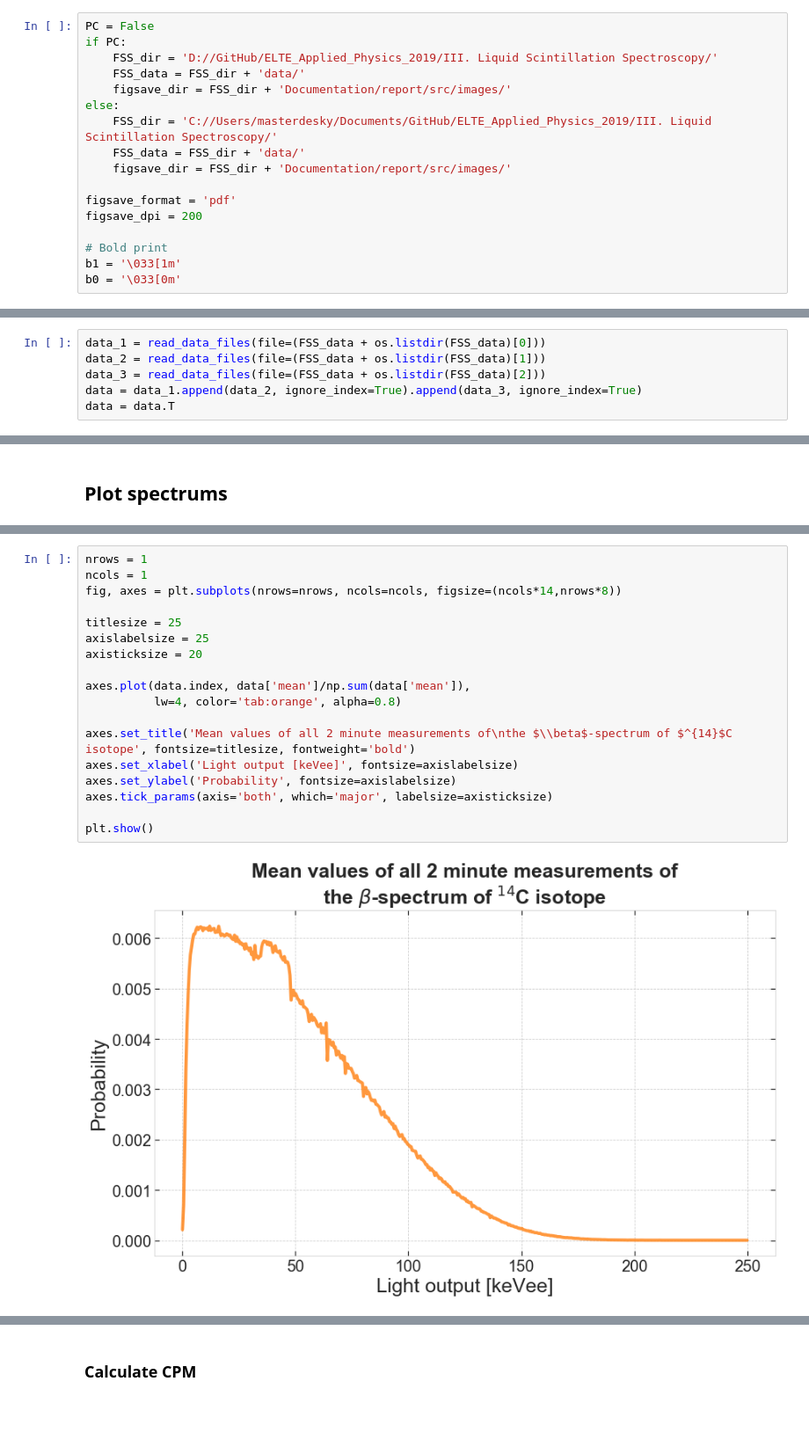
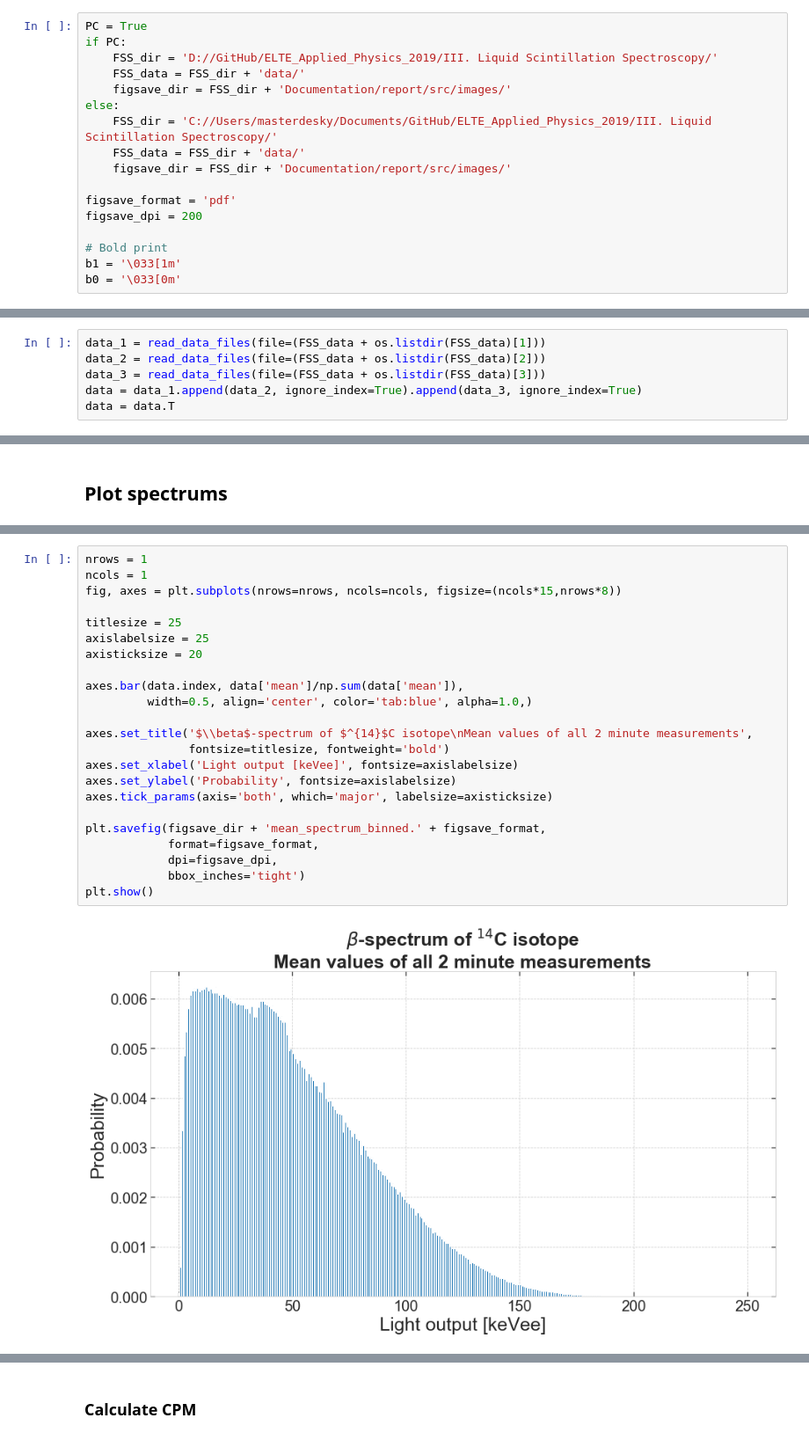
Before and after one commit to masterdesky/ELTE-applied-physics-2019, a Jupyter notebook: III. Liquid scintillation spectroscopy/notebooks/FSS.ipynb, the cells around one changed output, grey strips where cells are left out. Shown at 88% size. Drawn from its saved outputs; the diff is of its cells as text; blank space fills up the shorter version.

```diff
--- a/III. Liquid scintillation spectroscopy/notebooks/FSS.ipynb
+++ b/III. Liquid scintillation spectroscopy/notebooks/FSS.ipynb
@@ -60,7 +60,7 @@ sns.set_style({'axes.axisbelow': True,
                'ytick.left': True,
                'ytick.right': True})
 # %%
-PC = False
+PC = True
 if PC:
     FSS_dir = 'D://GitHub/ELTE_Applied_Physics_2019/III. Liquid Scintillation Spectroscopy/'
     FSS_data = FSS_dir + 'data/'
@@ -111,9 +116,9 @@ def read_data_files(file):
 
     return df
 # %%
-data_1 = read_data_files(file=(FSS_data + os.listdir(FSS_data)[0]))
-data_2 = read_data_files(file=(FSS_data + os.listdir(FSS_data)[1]))
-data_3 = read_data_files(file=(FSS_data + os.listdir(FSS_data)[2]))
+data_1 = read_data_files(file=(FSS_data + os.listdir(FSS_data)[1]))
+data_2 = read_data_files(file=(FSS_data + os.listdir(FSS_data)[2]))
+data_3 = read_data_files(file=(FSS_data + os.listdir(FSS_data)[3]))
 data = data_1.append(data_2, ignore_index=True).append(data_3, ignore_index=True)
 data = data.T
 # %%
@@ -201,20 +257,25 @@ plt.show()
 # %%
 nrows = 1
 ncols = 1
-fig, axes = plt.subplots(nrows=nrows, ncols=ncols, figsize=(ncols*14,nrows*8))
+fig, axes = plt.subplots(nrows=nrows, ncols=ncols, figsize=(ncols*15,nrows*8))
 
 titlesize = 25
 axislabelsize = 25
 axisticksize = 20
 
-axes.plot(data.index, data['mean']/np.sum(data['mean']),
-          lw=4, color='tab:orange', alpha=0.8)
+axes.bar(data.index, data['mean']/np.sum(data['mean']),
+         width=0.5, align='center', color='tab:blue', alpha=1.0,)
 
-axes.set_title('Mean values of all 2 minute measurements of\nthe $\\beta$-spectrum of $^{14}$C isotope', fontsize=titlesize, fontweight='bold')
+axes.set_title('$\\beta$-spectrum of $^{14}$C isotope\nMean values of all 2 minute measurements',
+               fontsize=titlesize, fontweight='bold')
 axes.set_xlabel('Light output [keVee]', fontsize=axislabelsize)
 axes.set_ylabel('Probability', fontsize=axislabelsize)
 axes.tick_params(axis='both', which='major', labelsize=axisticksize)
 
+plt.savefig(figsave_dir + 'mean_spectrum_binned.' + figsave_format,
+            format=figsave_format,
+            dpi=figsave_dpi,
+            bbox_inches='tight')
 plt.show()
 # %% [output]
-[figure, old version]
+[figure, new version]
```
Also changed, not shown: parts of 18 cells of this notebook, 22 other files.
